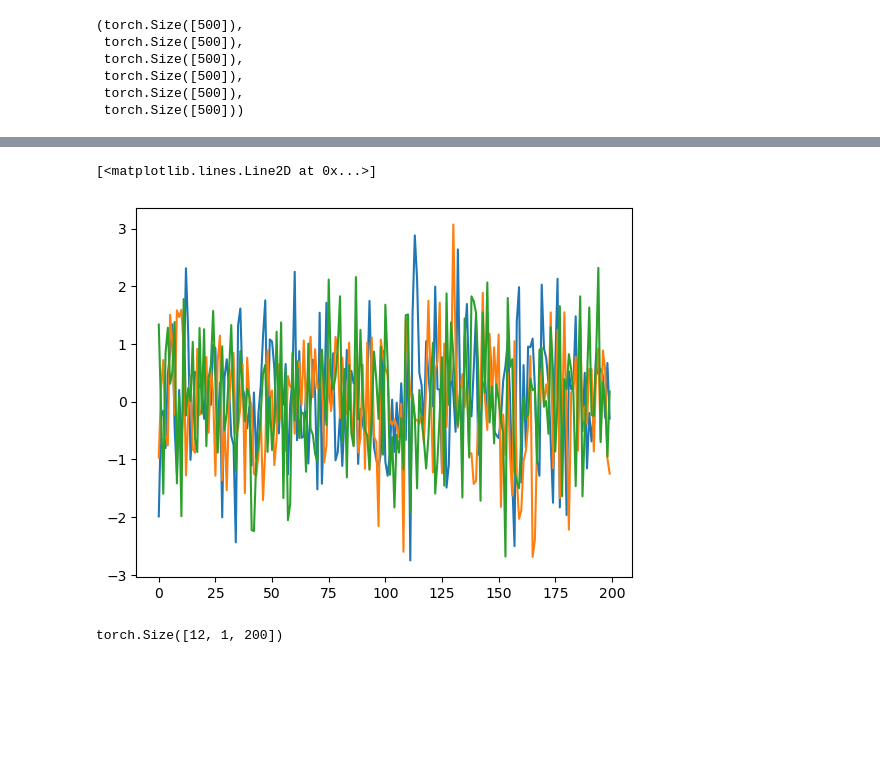
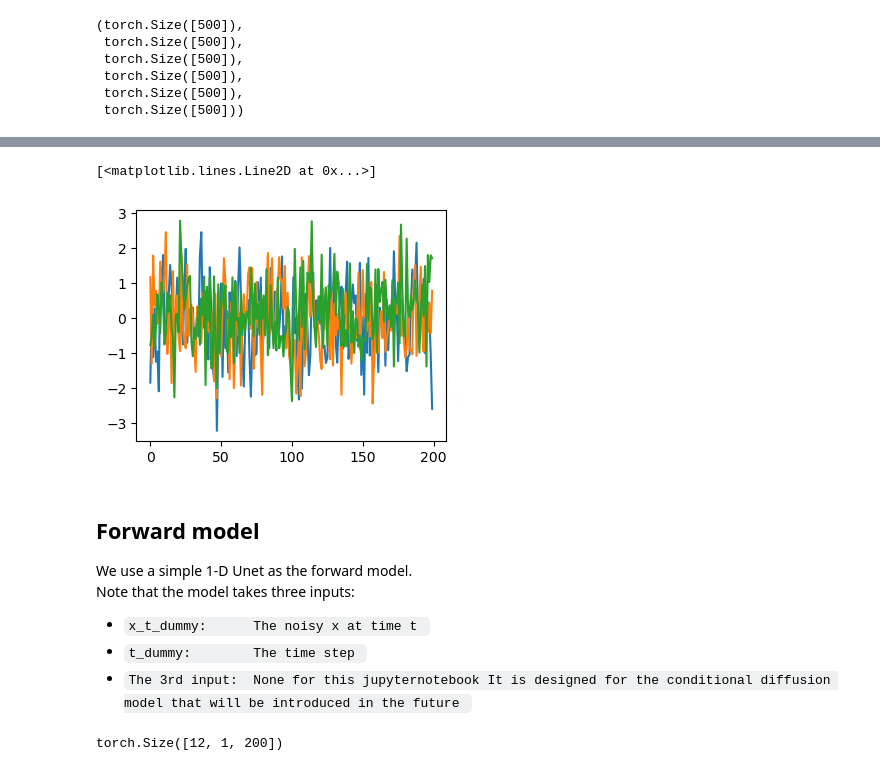
Before and after one commit to yiqioyang/one_notebook_diffusion, a Jupyter notebook: funs_intro.ipynb, the cells around one changed output, grey strips where cells are left out. Drawn from its saved outputs; the diff is of its cells as text; code cells hidden in the pictures; blank space fills up the shorter version.

```diff
--- a/funs_intro.ipynb
+++ b/funs_intro.ipynb
@@ -12 +8,13 @@ from scipy.stats import norm
+# %%
+# Import libraries
+import torch
+import torch.nn as nn
+
+from  torch.utils.data import DataLoader
+from IPython.display import HTML
+import numpy as np
+import sys
+import matplotlib.pyplot as plt
+
+plt.rcParams["figure.figsize"] = (4, 3)
 # %%
@@ -67,8 +108,23 @@ plt.plot(add_noise_onestep_cum_sampler(data, t = 200, scheduler_dict = schedules
 # %%
-plt.plot(add_noise_onestep_cum_sampler(data, t = 400, scheduler_dict = schedules, no_samples = 1)); plt.plot(add_noise_onestep_cum_sampler(data, t = 400, scheduler_dict = schedules, no_samples = 1)); plt.plot(add_noise_onestep_cum_sampler(data, t = 400, scheduler_dict = schedules, no_samples = 1))
+plt.plot(add_noise_onestep_cum_sampler(data, t = 400, scheduler_dict = schedules, no_samples = 1));
+plt.plot(add_noise_onestep_cum_sampler(data, t = 400, scheduler_dict = schedules, no_samples = 1));
+plt.plot(add_noise_onestep_cum_sampler(data, t = 400, scheduler_dict = schedules, no_samples = 1))
 # %% [output]
 [<matplotlib.lines.Line2D at 0x...>]
-[figure, old version]
+[figure, new version]
+# %% [markdown]
+## Forward model
+
+<p style="line-height: 1.2;">
+We use a simple 1-D Unet as the forward model. <br>
+Note that the model takes three inputs: <br>
+</p>
+
+<ul style="margin-left: 30px; line-height: 1.2;">
+  <li><code>x_t_dummy:      The noisy x at time t </code></li>
+  <li><code>t_dummy:        The time step </code></li>
+  <li><code>The 3rd input:  None for this jupyternotebook It is designed for the conditional diffusion model that will be introduced in the future </code></li>
+</ul>
 # %%
 unconditional_model = ConditionalUNet1D(in_channels= 1, base_channels= 64, t_steps= 500, t_dim= 64, cond_dim= 1, emb_dim= 72)
 x_t_dummy = torch.randn(12, 1, 200)
```
Also changed, not shown: parts of 14 cells of this notebook.
